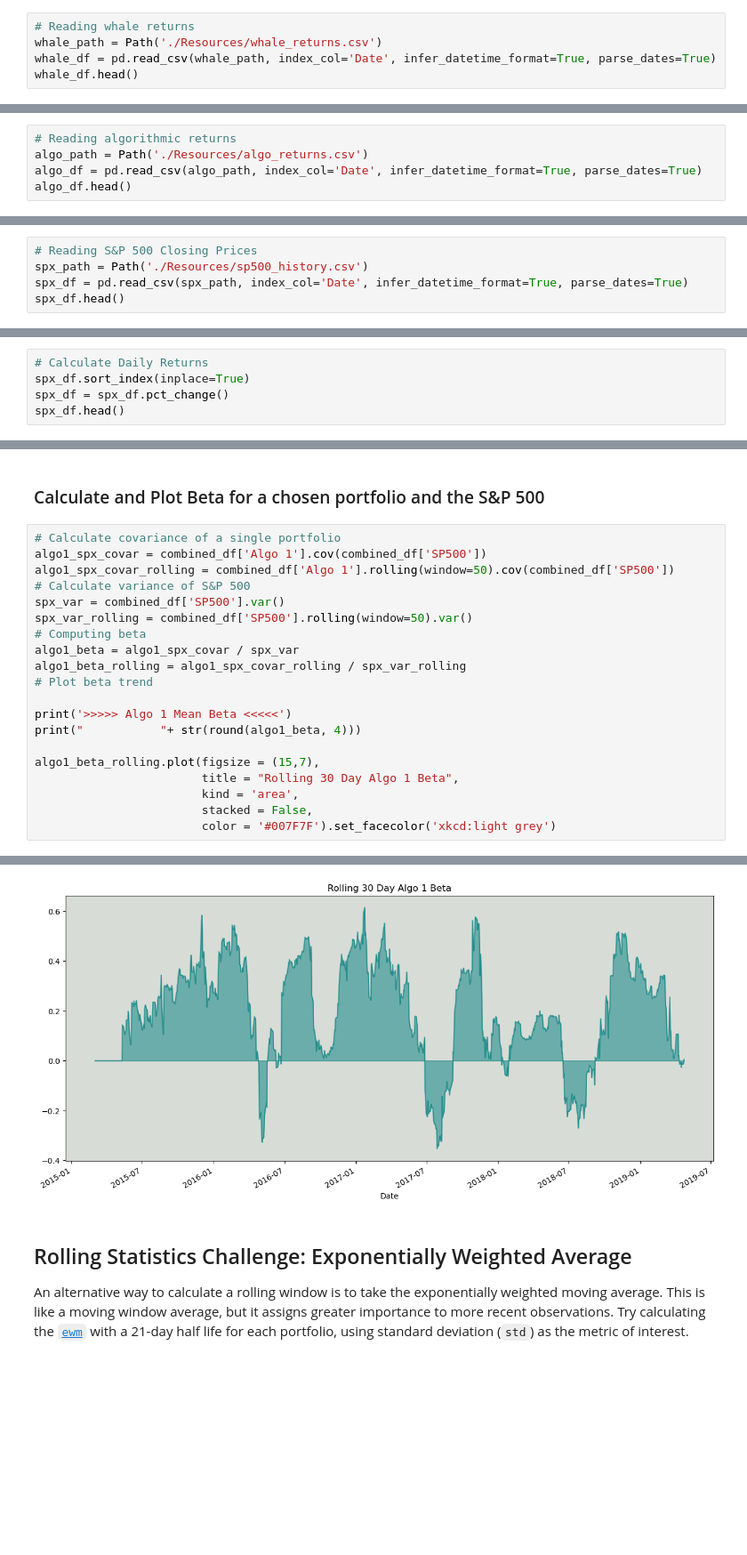
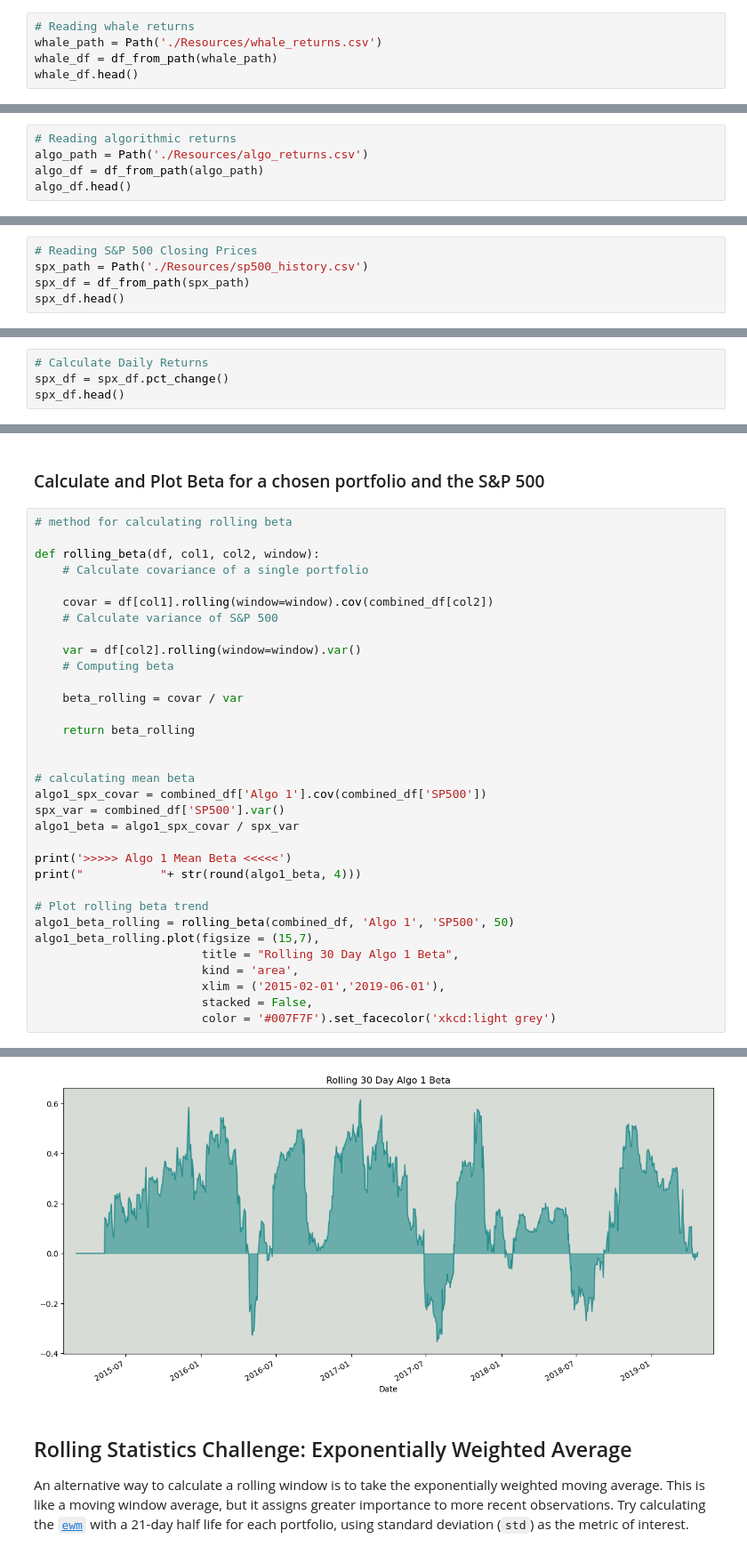
Before and after one commit to OddMerchantStudios/pandas_homework, a Jupyter notebook: whale_analysis.ipynb, the cells around one changed output, grey strips where cells are left out. Shown at 89% size. Cells and saved outputs as stored; diff of their text form; blank space fills up the shorter version.

```diff
--- a/whale_analysis.ipynb
+++ b/whale_analysis.ipynb
@@ -32,7 +40,7 @@ Read the Whale Portfolio daily returns and clean the data
 # %%
 # Reading whale returns
 whale_path = Path('./Resources/whale_returns.csv')
-whale_df = pd.read_csv(whale_path, index_col='Date', infer_datetime_format=True, parse_dates=True)
+whale_df = df_from_path(whale_path)
 whale_df.head()
 # %% [output]
 |  | SOROS FUND MANAGEMENT LLC | PAULSON & CO.INC. | TIGER GLOBAL MANAGEMENT LLC | BERKSHIRE HATHAWAY INC |
@@ -70,7 +78,7 @@ Read the algorithmic daily returns and clean the data
 # %%
 # Reading algorithmic returns
 algo_path = Path('./Resources/algo_returns.csv')
-algo_df = pd.read_csv(algo_path, index_col='Date', infer_datetime_format=True, parse_dates=True)
+algo_df = df_from_path(algo_path)
 algo_df.head()
 # %% [output]
 |  | Algo 1 | Algo 2 |
@@ -106,7 +114,7 @@ Read the S&P 500 historic closing prices and create a new daily returns DataFram
 # %%
 # Reading S&P 500 Closing Prices
 spx_path = Path('./Resources/sp500_history.csv')
-spx_df = pd.read_csv(spx_path, index_col='Date', infer_datetime_format=True, parse_dates=True)
+spx_df = df_from_path(spx_path)
 spx_df.head()
 # %% [output]
 |  | Close |
@@ -132,7 +140,6 @@ Close    float64
 dtype: object
 # %%
 # Calculate Daily Returns
-spx_df.sort_index(inplace=True)
 spx_df = spx_df.pct_change()
 spx_df.head()
 # %% [output]
@@ -346,29 +358,42 @@ sns.heatmap(corr_df,
 # %% [markdown]
 ### Calculate and Plot Beta for a chosen portfolio and the S&P 500
 # %%
-# Calculate covariance of a single portfolio
+# method for calculating rolling beta
+
+def rolling_beta(df, col1, col2, window):
+    # Calculate covariance of a single portfolio
+
+    covar = df[col1].rolling(window=window).cov(combined_df[col2])
+    # Calculate variance of S&P 500
+
+    var = df[col2].rolling(window=window).var()
+    # Computing beta
+
+    beta_rolling = covar / var
+
+    return beta_rolling
+
+
+# calculating mean beta
 algo1_spx_covar = combined_df['Algo 1'].cov(combined_df['SP500'])
-algo1_spx_covar_rolling = combined_df['Algo 1'].rolling(window=50).cov(combined_df['SP500'])
-# Calculate variance of S&P 500
 spx_var = combined_df['SP500'].var()
-spx_var_rolling = combined_df['SP500'].rolling(window=50).var()
-# Computing beta
 algo1_beta = algo1_spx_covar / spx_var
-algo1_beta_rolling = algo1_spx_covar_rolling / spx_var_rolling
-# Plot beta trend
 
 print('>>>>> Algo 1 Mean Beta <<<<<')
 print("           "+ str(round(algo1_beta, 4)))
 
+# Plot rolling beta trend
+algo1_beta_rolling = rolling_beta(combined_df, 'Algo 1', 'SP500', 50)
 algo1_beta_rolling.plot(figsize = (15,7),
                         title = "Rolling 30 Day Algo 1 Beta",
                         kind = 'area',
+                        xlim = ('2015-02-01','2019-06-01'),
                         stacked = False,
                         color = '#007F7F').set_facecolor('xkcd:light grey')
 # %% [output]
 >>>>> Algo 1 Mean Beta <<<<<
            0.249
-[figure, old version]
+[figure, new version]
 # %% [markdown]
 ## Rolling Statistics Challenge: Exponentially Weighted Average
 
```
Also changed, not shown: parts of 17 cells of this notebook.
